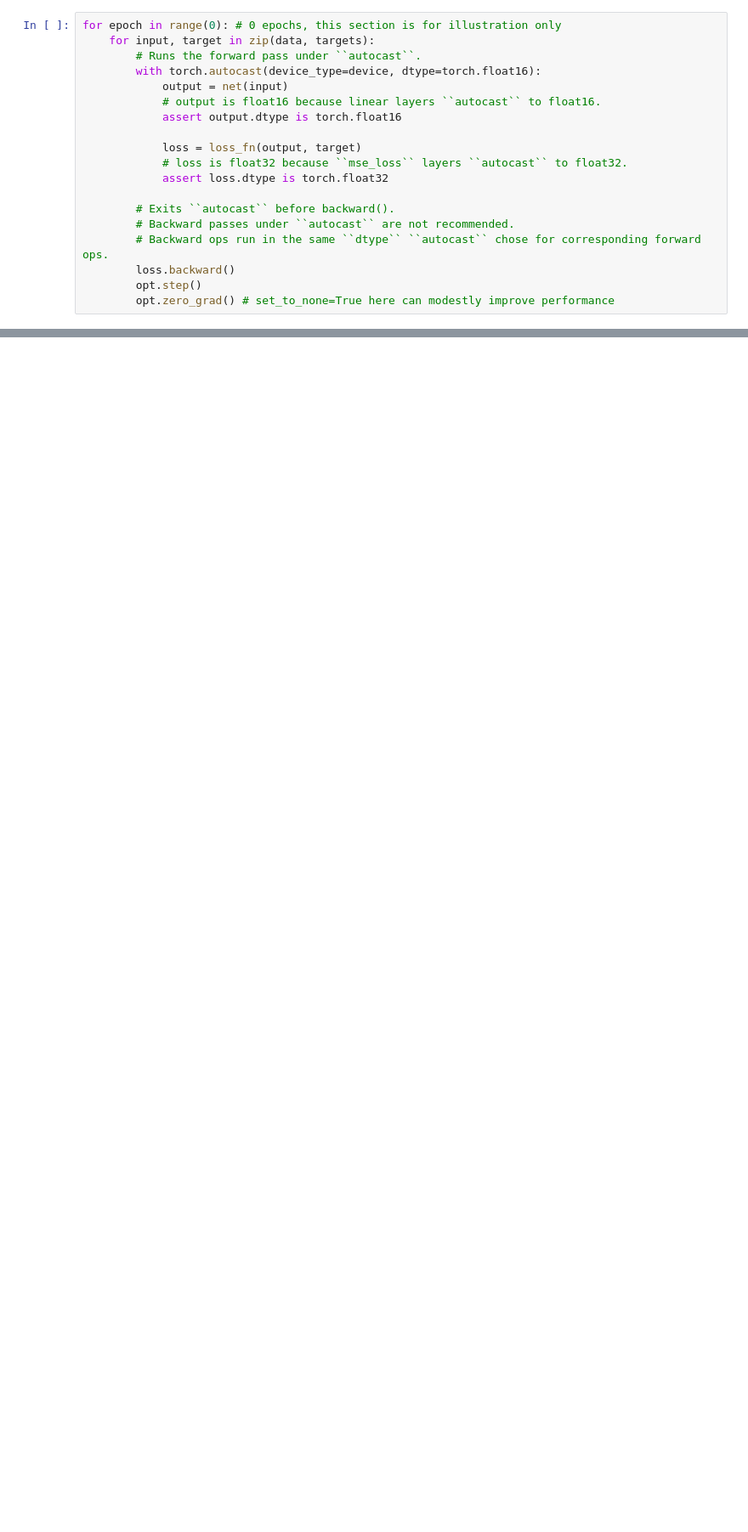
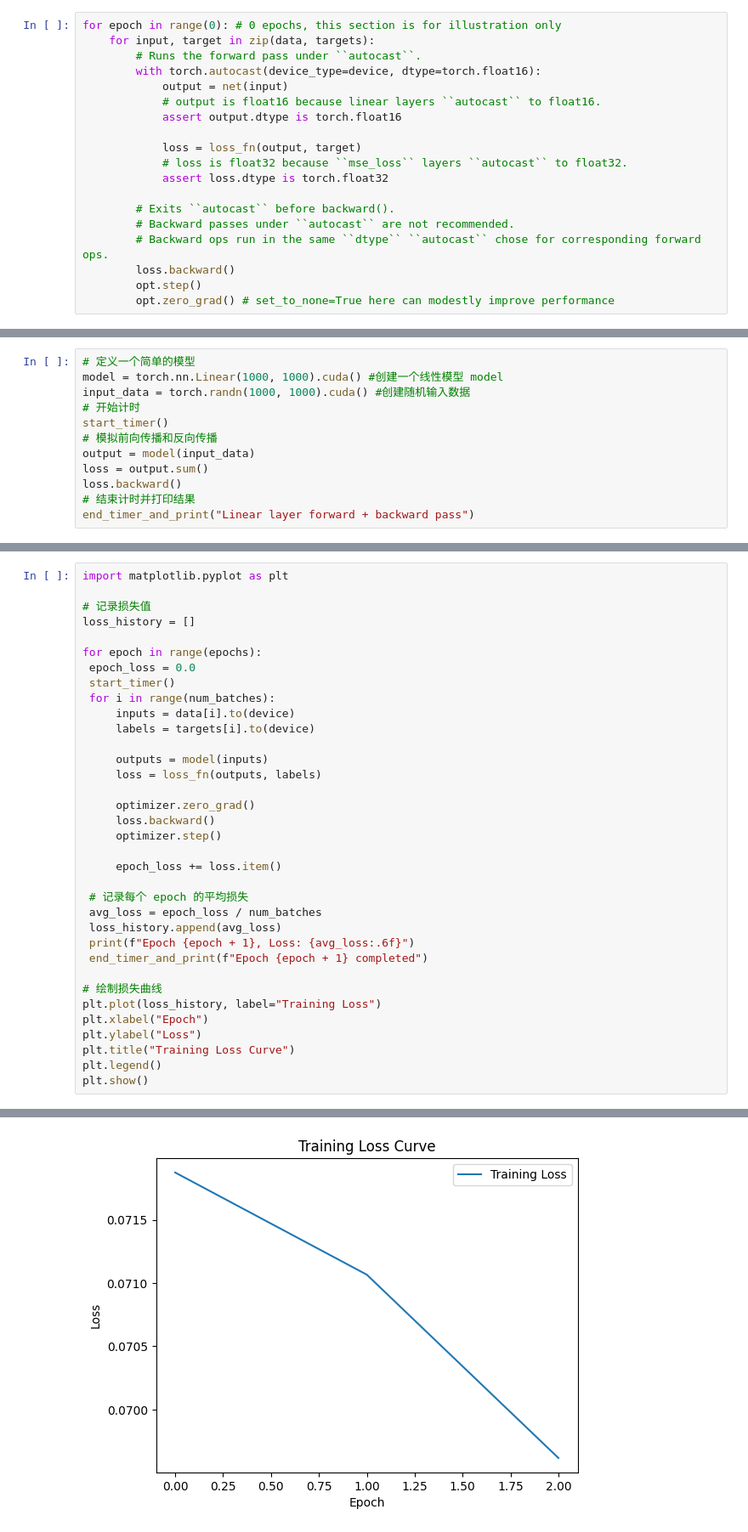
Before and after one commit to yhgc/save, a Jupyter notebook: _downloads/13cdb386a4b0dc48c626f32e6cf8681d/amp_recipe.ipynb, the cells around one changed output, grey strips where cells are left out. Shown: that part at 85% size. Cells and saved outputs as stored; diff of their text form; blank space fills up the shorter version.

```diff
--- a/_downloads/13cdb386a4b0dc48c626f32e6cf8681d/amp_recipe.ipynb
+++ b/_downloads/13cdb386a4b0dc48c626f32e6cf8681d/amp_recipe.ipynb
@@ -153,0 +253,12 @@ for epoch in range(0): # 0 epochs, this section is for illustration only
+# %%
+# 定义一个简单的模型
+model = torch.nn.Linear(1000, 1000).cuda() #创建一个线性模型 model
+input_data = torch.randn(1000, 1000).cuda() #创建随机输入数据
+# 开始计时
+start_timer()
+# 模拟前向传播和反向传播
+output = model(input_data)
+loss = output.sum()
+loss.backward()
+# 结束计时并打印结果
+end_timer_and_print("Linear layer forward + backward pass")
@@ -153,0 +434,36 @@ for epoch in range(0): # 0 epochs, this section is for illustration only
+# %%
+import matplotlib.pyplot as plt
+
+# 记录损失值
+loss_history = []
+
+for epoch in range(epochs):
+ epoch_loss = 0.0
+ start_timer()
+ for i in range(num_batches):
+     inputs = data[i].to(device)
+     labels = targets[i].to(device)
+
+     outputs = model(inputs)
+     loss = loss_fn(outputs, labels)
+
+     optimizer.zero_grad()
+     loss.backward()
+     optimizer.step()
+
+     epoch_loss += loss.item()
+
+ # 记录每个 epoch 的平均损失
+ avg_loss = epoch_loss / num_batches
+ loss_history.append(avg_loss)
+ print(f"Epoch {epoch + 1}, Loss: {avg_loss:.6f}")
+ end_timer_and_print(f"Epoch {epoch + 1} completed")
+
+# 绘制损失曲线
+plt.plot(loss_history, label="Training Loss")
+plt.xlabel("Epoch")
+plt.ylabel("Loss")
+plt.title("Training Loss Curve")
+plt.legend()
+plt.show()
+# %% [output]
@@ -153,0 +485 @@ for epoch in range(0): # 0 epochs, this section is for illustration only
+[figure, added]
```
Also changed, not shown: parts of 14 cells of this notebook.
